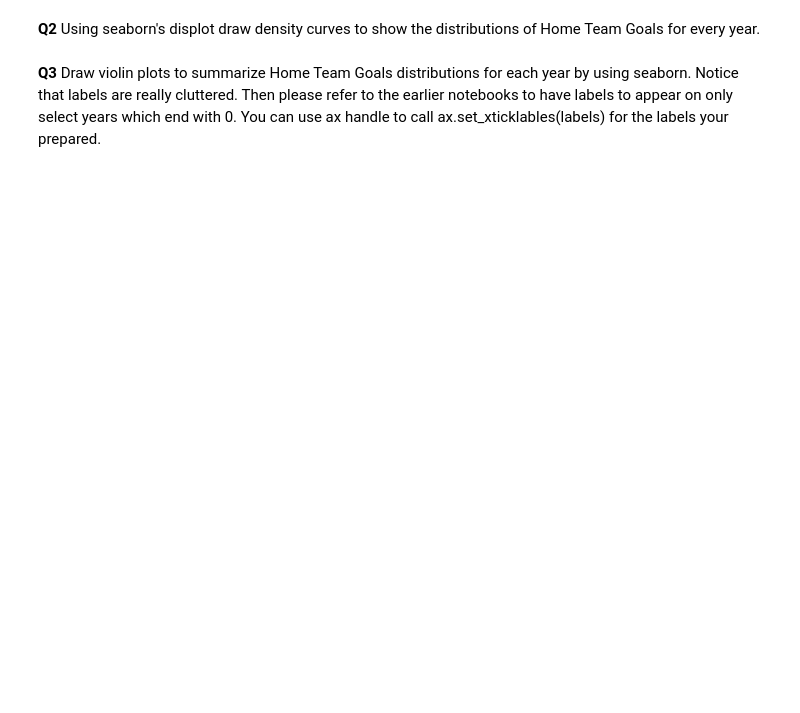
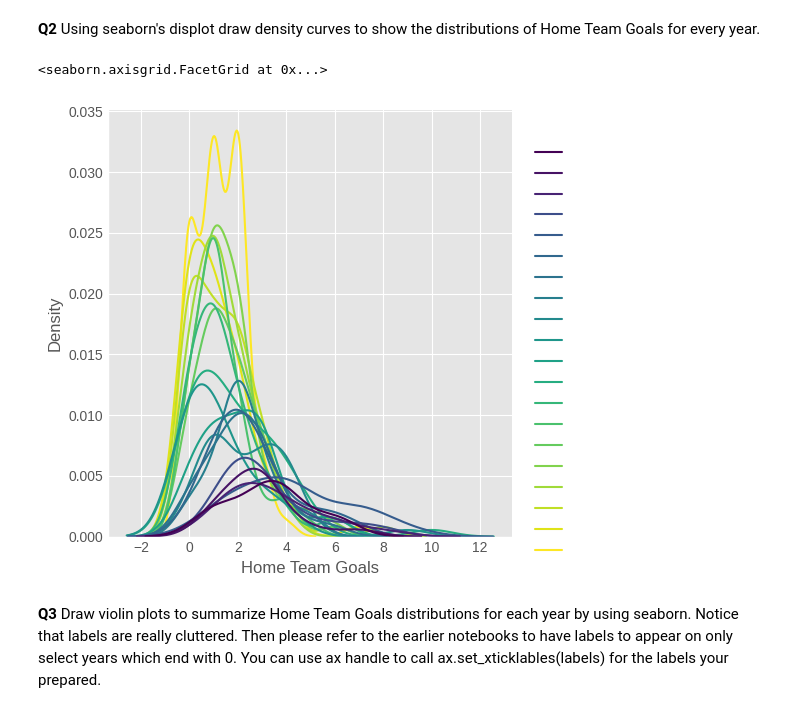
Before and after one commit to RG-schoolacc/School, a Jupyter notebook: Gartley_HW3.ipynb, the cells around one changed output. Cells and saved outputs as stored; diff of their text form; code cells hidden in the pictures; blank space fills up the shorter version.

```diff
--- a/Gartley_HW3.ipynb
+++ b/Gartley_HW3.ipynb
@@ -13,6 +13,8 @@ Mounted at /content/drive
 import pandas as pd
 import matplotlib.pyplot as plt
 import seaborn as sns
+Worldcup=pd.read_csv('/content/drive/MyDrive/myDATA/WorldCupMatches.csv')
+Worldcup.head()
 # %% [output]
 |  | Year | Datetime | Stage | Stadium | City | Home Team Name | Home Team Goals | Away Team Goals | ... |
 | 0 | 1930 | 13 Jul 1930 - 15:00 | Group 1 | Pocitos | Montevideo | France | 4 | 1 | ... |
@@ -22,5 +24,12 @@ import seaborn as sns
 | 4 | 1930 | 15 Jul 1930 - 16:00 | Group 1 | Parque Central | Montevideo | Argentina | 1 | 0 | ... |
 # %% [markdown]
 **Q2** Using seaborn's displot draw density curves to show the distributions of Home Team Goals for every year.
+# %%
+sns.displot(data=Worldcup,x='Home Team Goals',hue='Year',kind='kde',palette='viridis')
+#this is really cluttered
+# sns.displot(data=Worldcup,x='Home Team Goals',col='Year',col_wrap=4,kind='kde',fill=True) #breaks them into seperate years
+# %% [output]
+<seaborn.axisgrid.FacetGrid at 0x...>
+[figure, added]
 # %% [markdown]
 **Q3** Draw violin plots to summarize Home Team Goals distributions for each year by using seaborn. Notice that labels are really cluttered. Then please refer to the earlier notebooks to have labels to appear on only select years which end with 0. You can use ax handle to call ax.set_xticklables(labels) for the labels your prepared.
```
Also changed, not shown: parts of 15 cells of this notebook.
